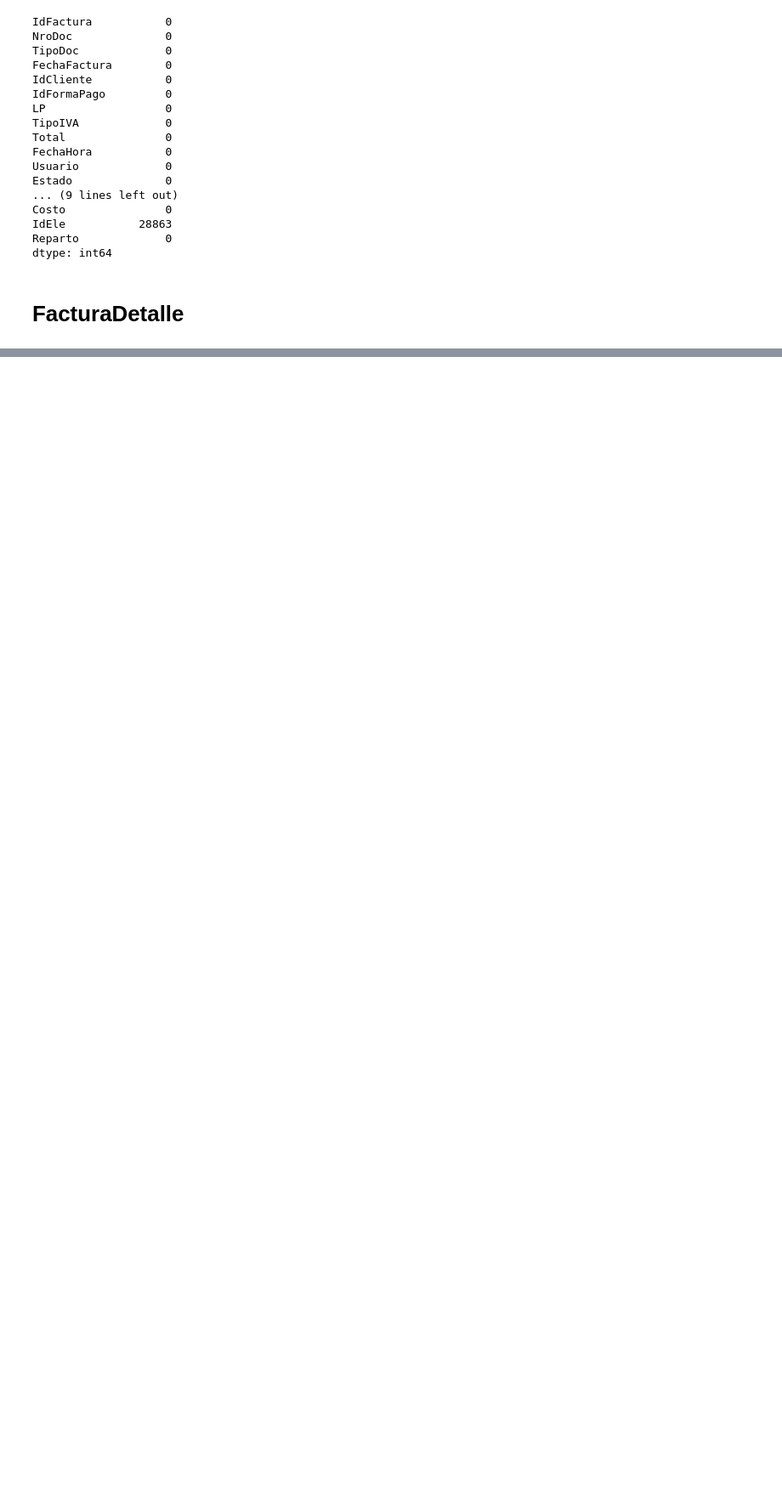
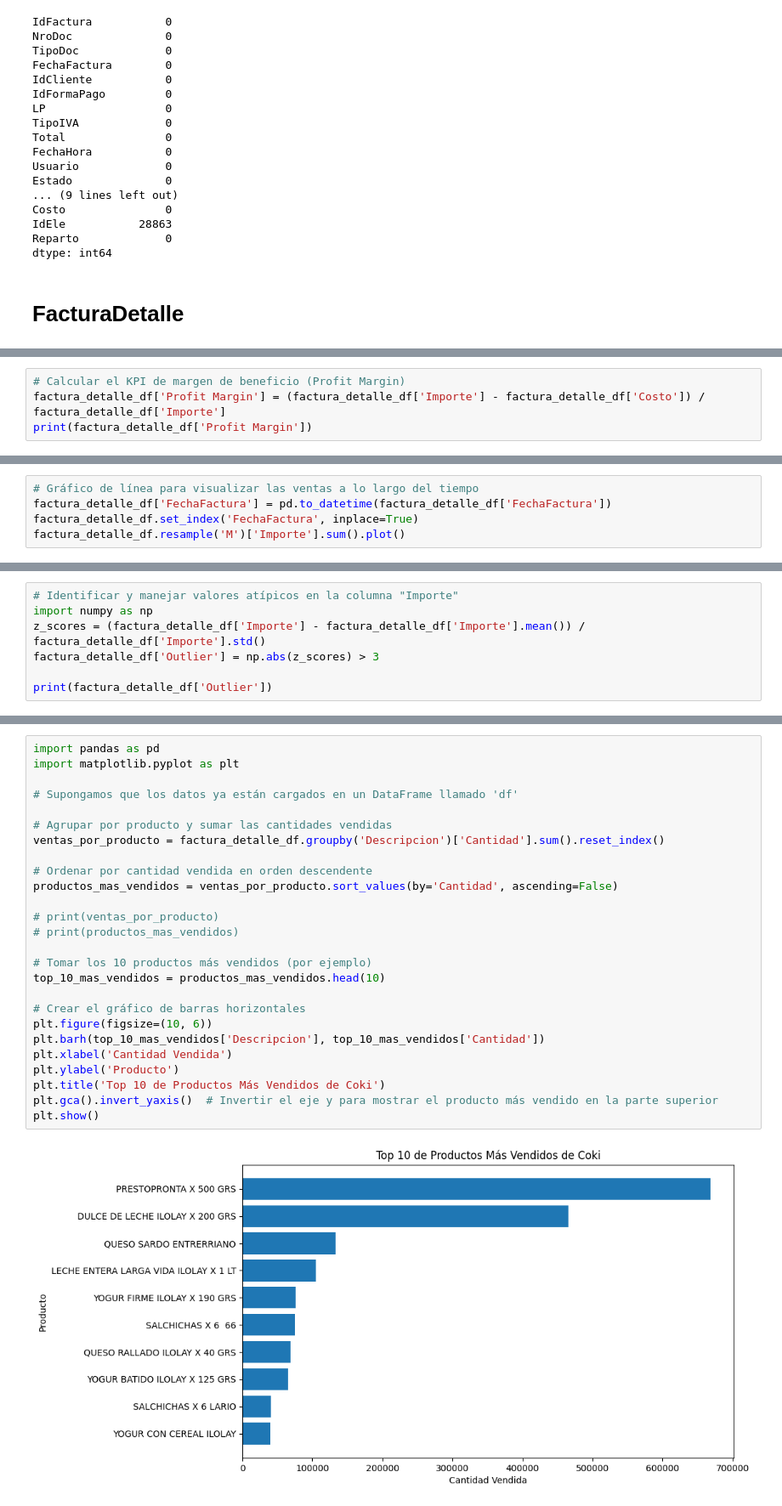
Before and after one commit to jesusandres31/data-engineering-coki, a Jupyter notebook: jupyter-notebook/notes.ipynb, the cells around one changed output, grey strips where cells are left out. Shown at 85% size. Saved outputs shown, nothing was run; the diff lists cells and outputs as text; blank space fills up the shorter version.

```diff
--- a/jupyter-notebook/notes.ipynb
+++ b/jupyter-notebook/notes.ipynb
@@ -284,0 +596,4 @@ dtype: int64
+# %%
+# Calcular el KPI de margen de beneficio (Profit Margin)
+factura_detalle_df['Profit Margin'] = (factura_detalle_df['Importe'] - factura_detalle_df['Costo']) / factura_detalle_df['Importe']
+print(factura_detalle_df['Profit Margin'])
@@ -284,0 +602,5 @@ dtype: int64
+# %%
+# Gráfico de línea para visualizar las ventas a lo largo del tiempo
+factura_detalle_df['FechaFactura'] = pd.to_datetime(factura_detalle_df['FechaFactura'])
+factura_detalle_df.set_index('FechaFactura', inplace=True)
+factura_detalle_df.resample('M')['Importe'].sum().plot()
@@ -284,0 +609,7 @@ dtype: int64
+# %%
+# Identificar y manejar valores atípicos en la columna "Importe"
+import numpy as np
+z_scores = (factura_detalle_df['Importe'] - factura_detalle_df['Importe'].mean()) / factura_detalle_df['Importe'].std()
+factura_detalle_df['Outlier'] = np.abs(z_scores) > 3
+
+print(factura_detalle_df['Outlier'])
@@ -284,0 +630,28 @@ dtype: int64
+# %%
+import pandas as pd
+import matplotlib.pyplot as plt
+
+# Supongamos que los datos ya están cargados en un DataFrame llamado 'df'
+
+# Agrupar por producto y sumar las cantidades vendidas
+ventas_por_producto = factura_detalle_df.groupby('Descripcion')['Cantidad'].sum().reset_index()
+
+# Ordenar por cantidad vendida en orden descendente
+productos_mas_vendidos = ventas_por_producto.sort_values(by='Cantidad', ascending=False)
+
+# print(ventas_por_producto)
+# print(productos_mas_vendidos)
+
+# Tomar los 10 productos más vendidos (por ejemplo)
+top_10_mas_vendidos = productos_mas_vendidos.head(10)
+
+# Crear el gráfico de barras horizontales
+plt.figure(figsize=(10, 6))
+plt.barh(top_10_mas_vendidos['Descripcion'], top_10_mas_vendidos['Cantidad'])
+plt.xlabel('Cantidad Vendida')
+plt.ylabel('Producto')
+plt.title('Top 10 de Productos Más Vendidos de Coki')
+plt.gca().invert_yaxis()  # Invertir el eje y para mostrar el producto más vendido en la parte superior
+plt.show()
+# %% [output]
+[figure, added]
```
Also changed, not shown: parts of 46 cells of this notebook, 4 other files.
